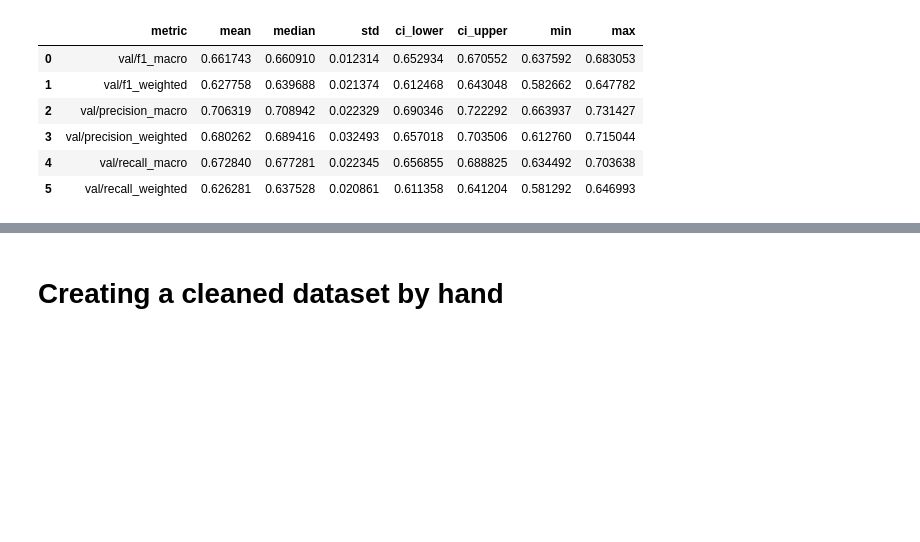
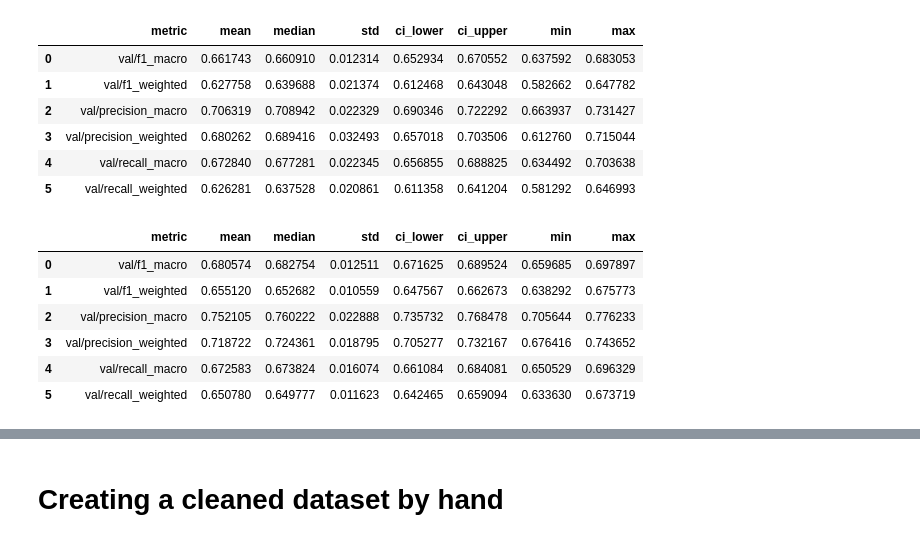
Before and after one commit to LukasBenner/NoisyLabelDefectDetection, a Jupyter notebook: notebooks/plots.ipynb, the cells around one changed output, grey strips where cells are left out. Cells and saved outputs as stored; diff of their text form; code cells hidden in the pictures; blank space fills up the shorter version.

```diff
--- a/notebooks/plots.ipynb
+++ b/notebooks/plots.ipynb
@@ -371,3 +371,15 @@ nce_rce_metrics
 | 3 | val/precision_weighted | 0.680262 | 0.689416 | 0.032493 | 0.657018 | 0.703506 | 0.612760 | 0.715044 |
 | 4 | val/recall_macro | 0.672840 | 0.677281 | 0.022345 | 0.656855 | 0.688825 | 0.634492 | 0.703638 |
 | 5 | val/recall_weighted | 0.626281 | 0.637528 | 0.020861 | 0.611358 | 0.641204 | 0.581292 | 0.646993 |
+# %%
+mixup_metrics = get_metrics_df(BASE_LOGS_PATH / "noisy_new_mixup/2026-02-24_15-23-55_mixup")
+mixup_class_metrics = class_prf_all_stats(BASE_LOGS_PATH / "noisy_new_mixup/2026-02-24_15-23-55_mixup")
+mixup_metrics
+# %% [output]
+|  | metric | mean | median | std | ci_lower | ci_upper | min | max |
+| 0 | val/f1_macro | 0.680574 | 0.682754 | 0.012511 | 0.671625 | 0.689524 | 0.659685 | 0.697897 |
+| 1 | val/f1_weighted | 0.655120 | 0.652682 | 0.010559 | 0.647567 | 0.662673 | 0.638292 | 0.675773 |
+| 2 | val/precision_macro | 0.752105 | 0.760222 | 0.022888 | 0.735732 | 0.768478 | 0.705644 | 0.776233 |
+| 3 | val/precision_weighted | 0.718722 | 0.724361 | 0.018795 | 0.705277 | 0.732167 | 0.676416 | 0.743652 |
+| 4 | val/recall_macro | 0.672583 | 0.673824 | 0.016074 | 0.661084 | 0.684081 | 0.650529 | 0.696329 |
+| 5 | val/recall_weighted | 0.650780 | 0.649777 | 0.011623 | 0.642465 | 0.659094 | 0.633630 | 0.673719 |
```
Also changed, not shown: parts of 2 cells of this notebook, 13 other files.
